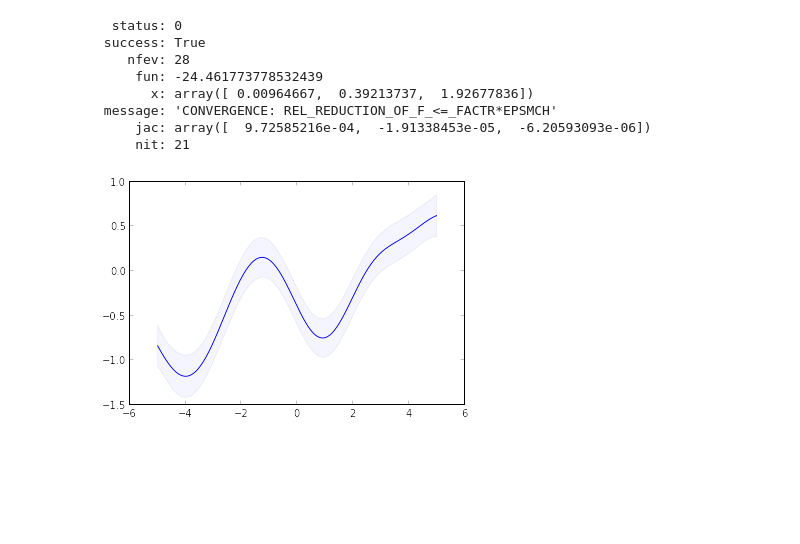
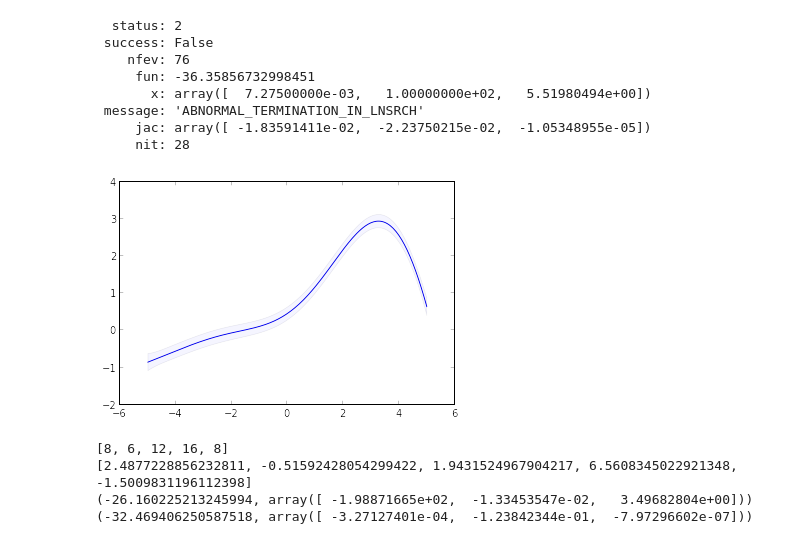
Before and after one commit to davmre/sigvisa, a Jupyter notebook: notebooks/gplvm_local.ipynb, the cells around one changed output. Cells and saved outputs as stored; diff of their text form; code cells hidden in the pictures; blank space fills up the shorter version.

```diff
--- a/notebooks/gplvm_local.ipynb
+++ b/notebooks/gplvm_local.ipynb
@@ -34,14 +43,12 @@ for i in range(y.shape[0]):
 def vec(scalar):
     return np.array((scalar,), dtype=np.float)
 
-cov = GPCov(wfn_params=[1.0], dfn_params=[0.5,], dfn_str="euclidean", wfn_str="se")
-#centers = [vec(-4), vec(-2), vec(0), vec(2), vec(4)]
-centers = [vec(-3), vec(0), vec(3)]
+centers = [vec(-4), vec(-2), vec(0), vec(2), vec(4)]
+#centers = [vec(-3), vec(0), vec(3)]
 n_blocks = len(centers)
 block_covs = []
-lgps = LocalGPs(block_centers=centers, cov_block_params = [(noise_var, 1.0, 0.5)]*n_blocks, X=X, y=y)
+lgps = LocalGPs(block_centers=centers, cov_block_params = [(noise_var, 1.0, 2.5)]*n_blocks, X=X, y=y[0,:])
 
-xpred = np.linspace(-5, 5, 200).reshape((-1, 1))
 ypred = lgps.predict(xpred)
 stds = np.sqrt(np.diag(lgps.covariance(xpred)))
 plot_std(xpred, ypred, stds)
@@ -63,12 +69,0 @@ plot_std(xpred, np.array(m), stds)
-# %%
-llgrad = bcm.llgrad_X()
-print llgrad
-
-def ll(xx):
-    bcm2 = bcm.update_X(xx, np.concatenate(bcm.cov_block_params))
-    ll, g = bcm2.llgrad_hparam()
-    return ll
-
-x0 = bcm.flat_X()
-llgrad_f = scipy.optimize.approx_fprime(x0, ll, 1e-6)
-print llgrad_f
@@ -211,31 +163,56 @@ plot_std(xpred, ypred, stds)
 # %%
 # optimize BCM params:
 def build_bcm(params):
     ccov = GPCov(wfn_params=params[1:2], dfn_params=params[2:], dfn_str="euclidean", wfn_str="se")
-    bcm = BCM(test_cov=ccov, block_centers=centers, cov_block_params = [params], X=X, y=y[0,:])
-    return bcm
+    bcm1 = BCM(test_cov=ccov, block_centers=centers, cov_block_params = [params], X=X, y=y[0,:])
+    return bcm1
 
 def bcm_llgrad(params):
-    bcm = build_bcm(params)
-    ll, llgrad = bcm.llgrad()
+    bcm2 = build_bcm(params)
+    ll, llgrad = bcm2.llgrad_hparam()
     return -ll, -llgrad
 
-x0 = np.random.rand(3)
-bounds = [(0.001, None), (0.001, None), (0.001, None)]
+def bcm_ll(params):
+    bcm2 = build_bcm(params)
+    return -bcm2.likelihood()
+
+
+np.random.seed(0)
+x0 = np.array((0.01, 1.0, 3.0)) #np.random.rand(3)
+bounds = [(0.001, 1), (0.01, 100), (0.01, 10)]
+
+#ll1, llgrad = bcm_llgrad(x0)
+#llgrad2 = scipy.optimize.approx_fprime(x0, bcm_ll, 1e-6)
+#print llgrad
+#print llgrad2
+
+
 r = scipy.optimize.minimize(bcm_llgrad, x0, jac=True, bounds=bounds)
 print r
 
-bcm = build_bcm(r.x)
-m, c = bcm.predict_dist(xpred, noise_var=r.x[0])
+# TODO: something is wrong with BCM gradients?
+bcm3 = build_bcm(r.x)
+m, c = bcm3.predict_dist(xpred, noise_var=r.x[0])
 stds = np.sqrt(np.diag(c))
 plot_std(xpred, np.array(m), stds)
 # %% [output]
-  status: 0
- success: True
-    nfev: 28
-     fun: -24.461773778532439
-       x: array([ 0.00964667,  0.39213737,  1.92677836])
- message: 'CONVERGENCE: REL_REDUCTION_OF_F_<=_FACTR*EPSMCH'
-     jac: array([  9.72585216e-04,  -1.91338453e-05,  -6.20593093e-06])
-     nit: 21
+  status: 2
+ success: False
+    nfev: 76
+     fun: -36.35856732998451
+       x: array([  7.27500000e-03,   1.00000000e+02,   5.51980494e+00])
+ message: 'ABNORMAL_TERMINATION_IN_LNSRCH'
+     jac: array([ -1.83591411e-02,  -2.23750215e-02,  -1.05348955e-05])
+     nit: 28
-[figure, old version]
+[figure, new version]
+# %%
+print [len(xb) for xb in bcm3.X_blocks]
+print [gp.log_likelihood() for gp in bcm3.gps]
+
+print gp_llgrad(r.x)
+print bcm_llgrad(r.x)
+# %% [output]
+[8, 6, 12, 16, 8]
+[2.4877228856232811, -0.51592428054299422, 1.9431524967904217, 6.5608345022921348, -1.5009831196112398]
+(-26.160225213245994, array([ -1.98871665e+02,  -1.33453547e-02,   3.49682804e+00]))
+(-32.469406250587518, array([ -3.27127401e-04,  -1.23842344e-01,  -7.97296602e-07]))
```
Also changed, not shown: parts of 26 cells of this notebook, 2 other files.
